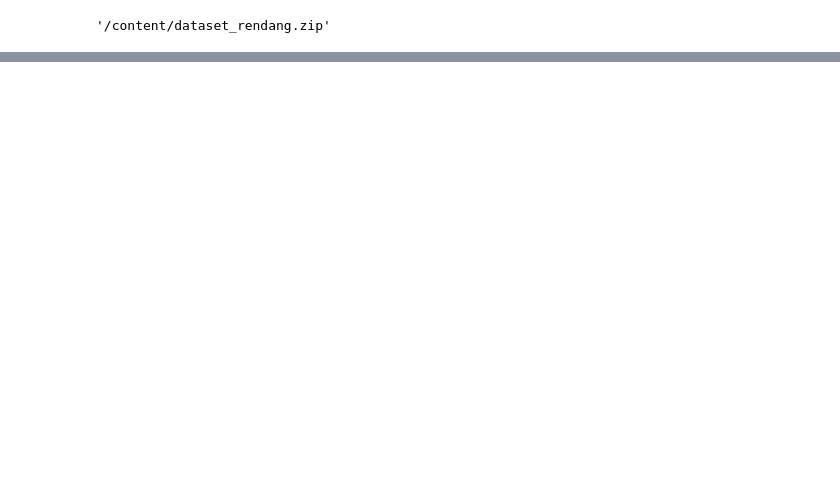
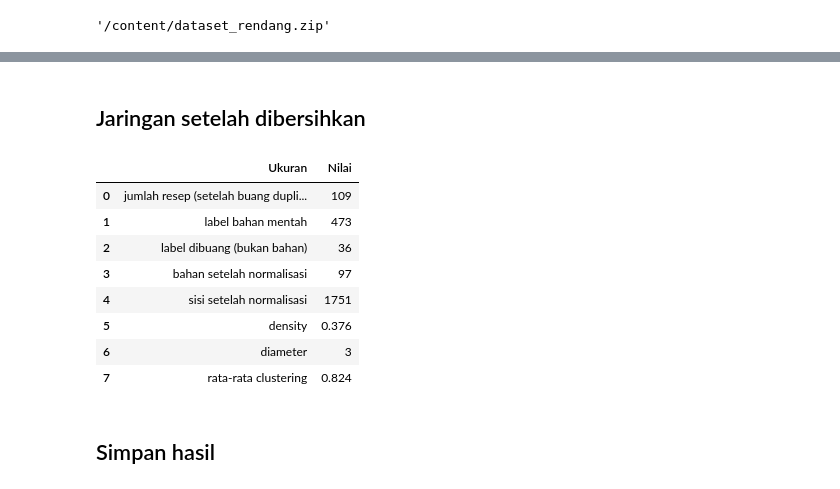
Before and after one commit to gabrielaaku/sna-gastronomi-nusantara-kelompok7, a Jupyter notebook: notebook.ipynb, the cells around one changed output, grey strips where cells are left out. Saved outputs shown, nothing was run; the diff lists cells and outputs as text; code cells hidden in the pictures; blank space fills up the shorter version.

```diff
--- a/notebook.ipynb
+++ b/notebook.ipynb
@@ -219,0 +549,56 @@ shutil.make_archive("dataset_rendang", "zip", "output")
+# %% [markdown]
+## Jaringan setelah dibersihkan
+# %%
+frek = Counter(b for r in resep for b in r["bahan_bersih"])
+daerah_bahan = {}
+for r in resep:
+    for b in r["bahan_bersih"]:
+        daerah_bahan.setdefault(b, Counter())[r["daerah"]] += 1
+
+node_id = {b: i + 1 for i, b in enumerate(sorted(frek))}
+bobot = Counter()
+for r in resep:
+    for a, b in combinations(sorted(node_id[x] for x in r["bahan_bersih"]), 2):
+        bobot[(a, b)] += 1
+
+with open(f"{CLEAN_DIR}/nodes_clean.csv", "w", newline="", encoding="utf-8") as f:
+    w = csv.writer(f)
+    w.writerow(["id", "label", "frekuensi", "daerah_dominan"])
+    for b, i in node_id.items():
+        w.writerow([i, b, frek[b], daerah_bahan[b].most_common(1)[0][0]])
+
+with open(f"{CLEAN_DIR}/edges_clean.csv", "w", newline="", encoding="utf-8") as f:
+    w = csv.writer(f)
+    w.writerow(["source", "target", "weight"])
+    for (a, b), wt in sorted(bobot.items()):
+        w.writerow([a, b, wt])
+
+mentah = {b for r in resep for b in r["ingredients"]}
+G = nx.Graph()
+G.add_nodes_from(node_id.values())
+G.add_weighted_edges_from((a, b, wt) for (a, b), wt in bobot.items())
+lcc = G.subgraph(max(nx.connected_components(G), key=len))
+ringkas = pd.DataFrame([(k, str(v)) for k, v in [
+    ("jumlah resep (setelah buang duplikat)", len(resep)),
+    ("label bahan mentah", len(mentah)),
+    ("label dibuang (bukan bahan)", sum(v == "(dibuang)" for v in mapping.values())),
+    ("bahan setelah normalisasi", G.number_of_nodes()),
+    ("sisi setelah normalisasi", G.number_of_edges()),
+    ("density", round(nx.density(G), 3)),
+    ("diameter", nx.diameter(lcc)),
+    ("rata-rata clustering", round(nx.average_clustering(G), 3)),
+]], columns=["Ukuran", "Nilai"])
+ringkas.to_csv(f"{CLEAN_DIR}/ringkasan_normalisasi.csv", index=False)
+display(ringkas)
+# %% [output]
+|  | Ukuran | Nilai |
+| 0 | jumlah resep (setelah buang dupli... | 109 |
+| 1 | label bahan mentah | 473 |
+| 2 | label dibuang (bukan bahan) | 36 |
+| 3 | bahan setelah normalisasi | 97 |
+| 4 | sisi setelah normalisasi | 1751 |
+| 5 | density | 0.376 |
+| 6 | diameter | 3 |
+| 7 | rata-rata clustering | 0.824 |
+# %% [markdown]
+## Simpan hasil
```
Also changed, not shown: parts of 11 cells of this notebook.
